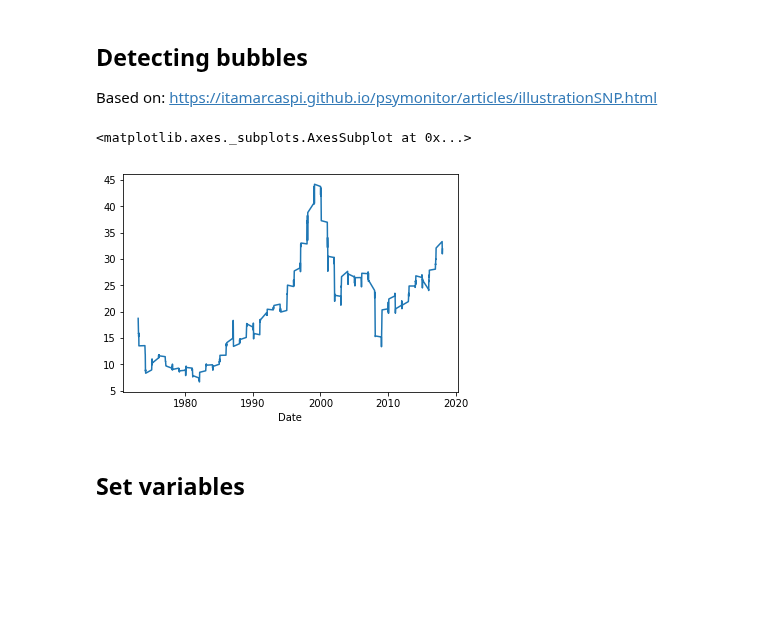
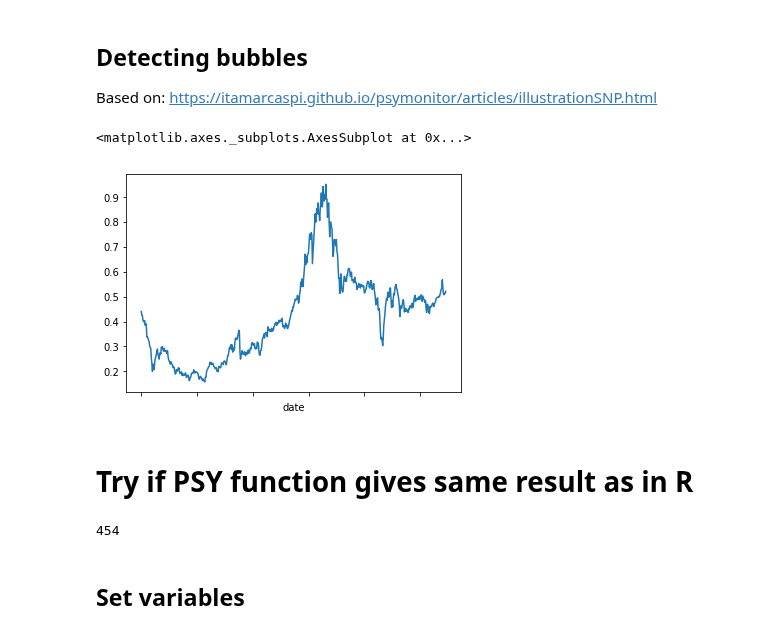
Before and after one commit to joerischasfoort/sim-fin-abm, a Jupyter notebook: Measure bubbles.ipynb, the cells around one changed output. Cells and saved outputs as stored; diff of their text form; code cells hidden in the pictures; blank space fills up the shorter version.

```diff
--- a/Measure bubbles.ipynb
+++ b/Measure bubbles.ipynb
@@ -19,0 +12,4 @@ price_div = price_div['CAPE']
+# %%
+snp = pd.read_csv('snp.csv', index_col='date')
+# %%
+y = 1 / snp.value
@@ -20,5 +26,7 @@ price_div = price_div['CAPE']
 # %%
-price_div.plot()
+y.plot()
 # %% [output]
 <matplotlib.axes._subplots.AxesSubplot at 0x...>
-[figure, old version]
+[figure, new version]
+# %% [markdown]
+# Try if PSY function gives same result as in R
@@ -24,0 +47,4 @@ price_div.plot()
+# %%
+len(rwadft[swindow0:t])
+# %% [output]
+454
```
Also changed, not shown: parts of 22 cells of this notebook, 1 other file.
